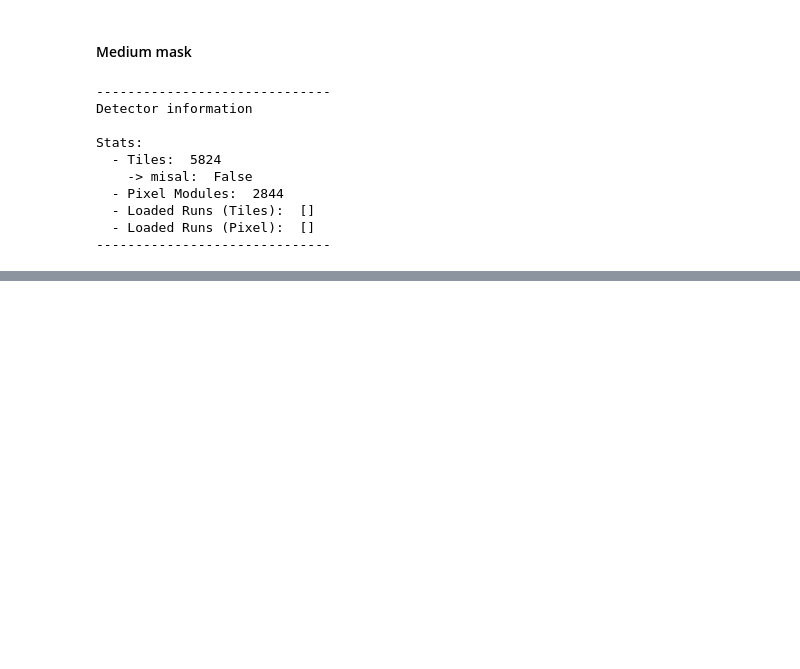
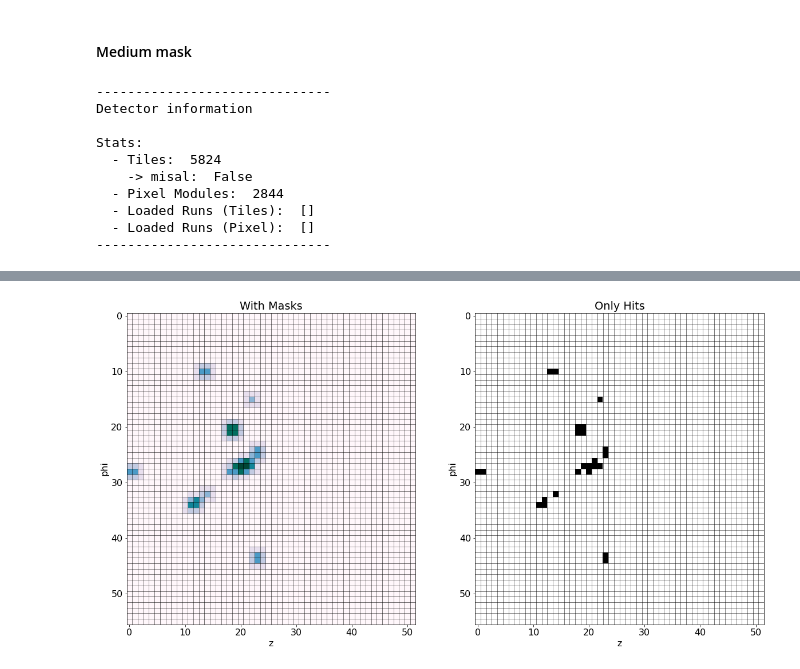
Before and after one commit to maximilianKoeper/melp, a Jupyter notebook: comparison_clustering.ipynb, the cells around one changed output, grey strips where cells are left out. Drawn from its saved outputs; the diff is of its cells as text; code cells hidden in the pictures; blank space fills up the shorter version.

Commit message:
plotted masks in frame

```diff
--- a/comparison_clustering.ipynb
+++ b/comparison_clustering.ipynb
@@ -223,0 +163,14 @@ plt.show()
+# %%
+frame_used = 1
+#masks = sclump.build_mask(filename_sorted, 7)
+masks = sclump.build_mask_detector_class(filename_sorted, frame_used, mu3e_detector, mask_type = "big")
+
+keys = []
+values = []
+for key in masks.keys():
+    keys.append(key)
+    values.append(masks[key])
+
+mu3e_detector.TileDetector.tile[keys[0]].id
+mu3e_detector.TileDetector.tile[keys[0]].hits
+print(values[0])
@@ -223,0 +179,65 @@ plt.show()
+# %%
+grid = np.zeros((52,56))
+
+all_hits = True
+#add hits in frame
+if all_hits == True:
+    for tile_id in mu3e_detector.TileDetector.tile:
+        if tile_id < 300000:
+            tile = mu3e_detector.TileDetector.tile[tile_id]
+            for hits in tile.hits:
+                if hits.frame_id in [frame_used]:
+                    x = tile.row()
+                    y = tile.column()
+                    grid[x][y] += 1
+
+#add masks
+for i in range(len(values)):
+    for mask_tile in values[i]:
+        tile = mu3e_detector.TileDetector.tile[mask_tile]
+        if mask_tile < 300000:
+            x = tile.row()
+            y = tile.column()
+            grid[x][y] += 1
+
+    #add centre a second time
+    if keys[i] < 300000:
+        tile = mu3e_detector.TileDetector.tile[keys[i]]
+        x = tile.row()
+        y = tile.column()
+        grid[x][y] += 1
+
+
+fig = plt.figure()
+fig, (ax1, ax2) = plt.subplots(1,2, figsize=(20,10))
+#heatplot_mask = ax.imshow(mask_grid.T, cmap='binary')
+heatplot = ax1.imshow(grid.T, cmap='PuBuGn')
+#ax.grid(which='minor', color='b', linestyle='-', linewidth=1)
+ax1.hlines(y=np.arange(0, 56)+0.5, xmin=-0.5, xmax=51.5, color="black", linewidth = 0.5)
+ax1.vlines(x=np.arange(0, 52)+0.5, ymin=-0.5, ymax=55.5, color="black", linewidth = 0.5)
+ax1.set_title("With Masks")
+ax1.set_xlabel("z")
+ax1.set_ylabel("phi")
+
+
+#plot reference
+ref_grid = np.zeros((52,56))
+for tile_id in mu3e_detector.TileDetector.tile:
+    if tile_id < 300000:
+        tile = mu3e_detector.TileDetector.tile[tile_id]
+        for hits in tile.hits:
+            if hits.frame_id in [frame_used]:
+                x = tile.row()
+                y = tile.column()
+                ref_grid[x][y] += 1
+
+heatplot = ax2.imshow(ref_grid.T, cmap='binary')
+#ax.grid(which='minor', color='b', linestyle='-', linewidth=1)
+ax2.hlines(y=np.arange(0, 56)+0.5, xmin=-0.5, xmax=51.5, color="black", linewidth = 0.5)
+ax2.vlines(x=np.arange(0, 52)+0.5, ymin=-0.5, ymax=55.5, color="black", linewidth = 0.5)
+ax2.set_title("Only Hits")
+ax2.set_xlabel("z")
+ax2.set_ylabel("phi")
+#plt.savefig("hitmap.png")
+plt.show()
+# %% [output]
@@ -223,0 +245 @@ plt.show()
+[figure, added]
```
Also changed, not shown: parts of 12 cells of this notebook, 1 other file.
